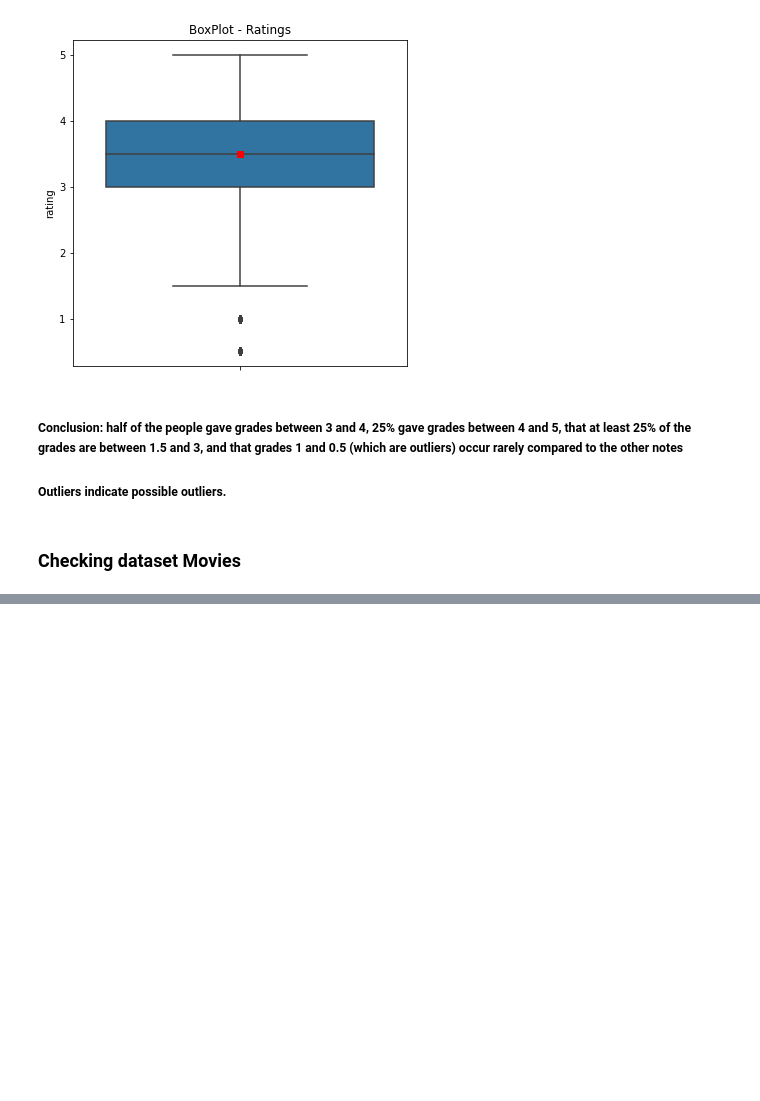
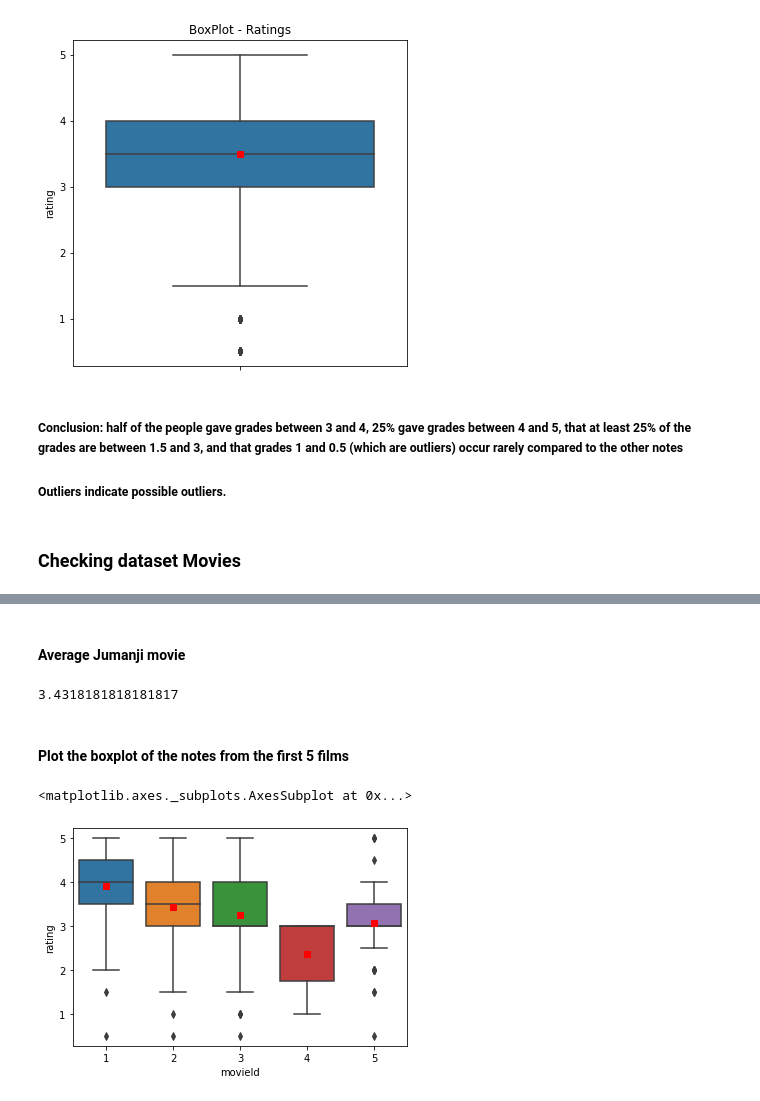
Before and after one commit to pedrohenriquecordeiro/exploratory-analysis-of-movie-lens, a Jupyter notebook: notebook.ipynb, the cells around one changed output, grey strips where cells are left out. Saved outputs shown, nothing was run; the diff lists cells and outputs as text; code cells hidden in the pictures; blank space fills up the shorter version.

Commit message:
Beging to check dataset Movies

```diff
--- a/notebook.ipynb
+++ b/notebook.ipynb
@@ -89,0 +104,18 @@ plt.show()
+# %% [markdown]
+#### Average Jumanji movie
+# %%
+ratings.query('movieId == 2').rating.mean()
+# %% [output]
+3.4318181818181817
+# %% [markdown]
+#### Plot the boxplot of the notes from the first 5 films
+# %%
+import seaborn as sns
+
+sns.boxplot(x = 'movieId' , y = 'rating' ,
+            data = ratings.query('movieId in [1,2,3,4,5]'),
+            showmeans = True,
+            meanprops = {"marker":"s","markerfacecolor":"red", "markeredgecolor":"red"})
+# %% [output]
+<matplotlib.axes._subplots.AxesSubplot at 0x...>
+[figure, added]
```
Also changed, not shown: parts of 1 cell of this notebook, 1 other file.
